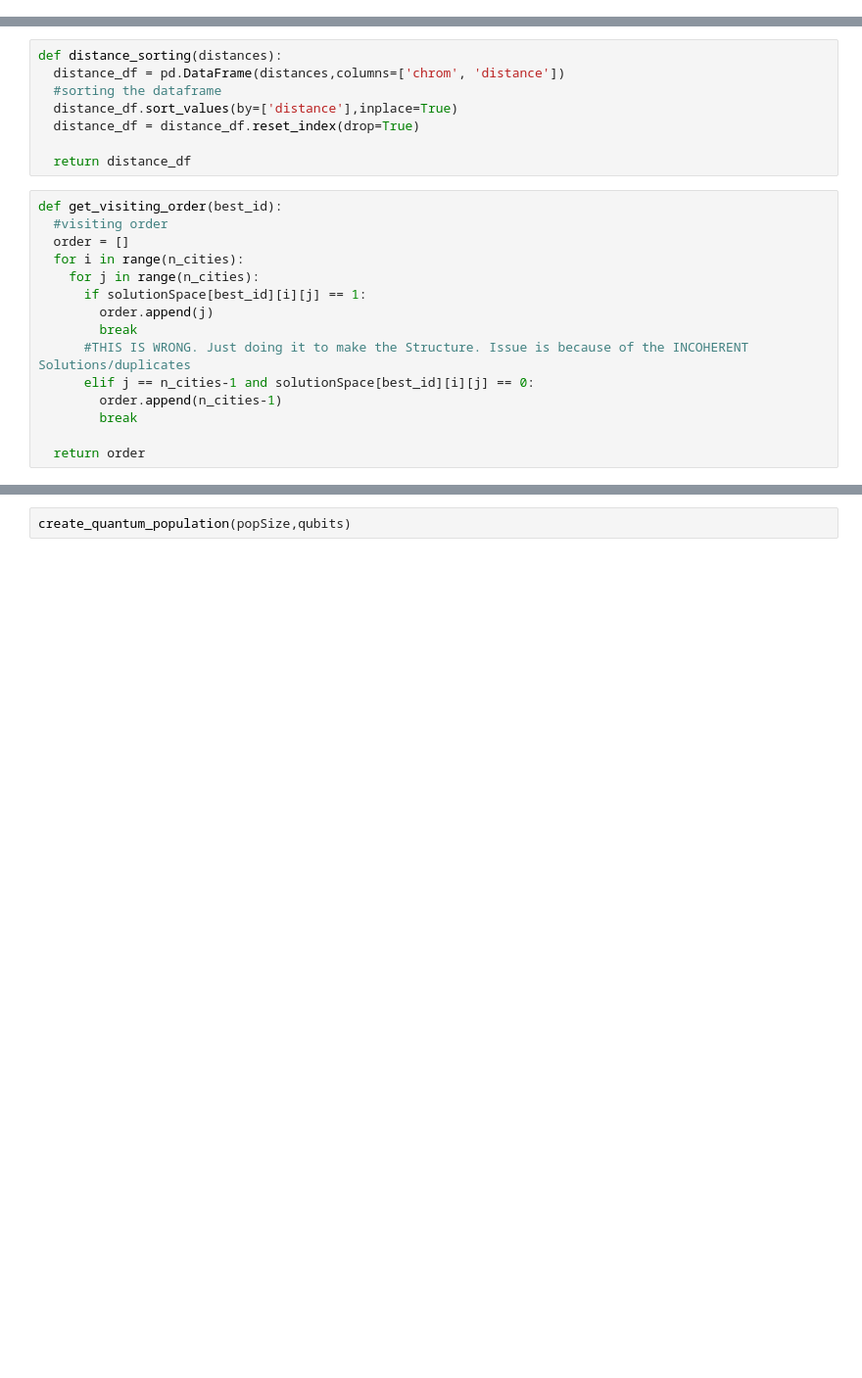
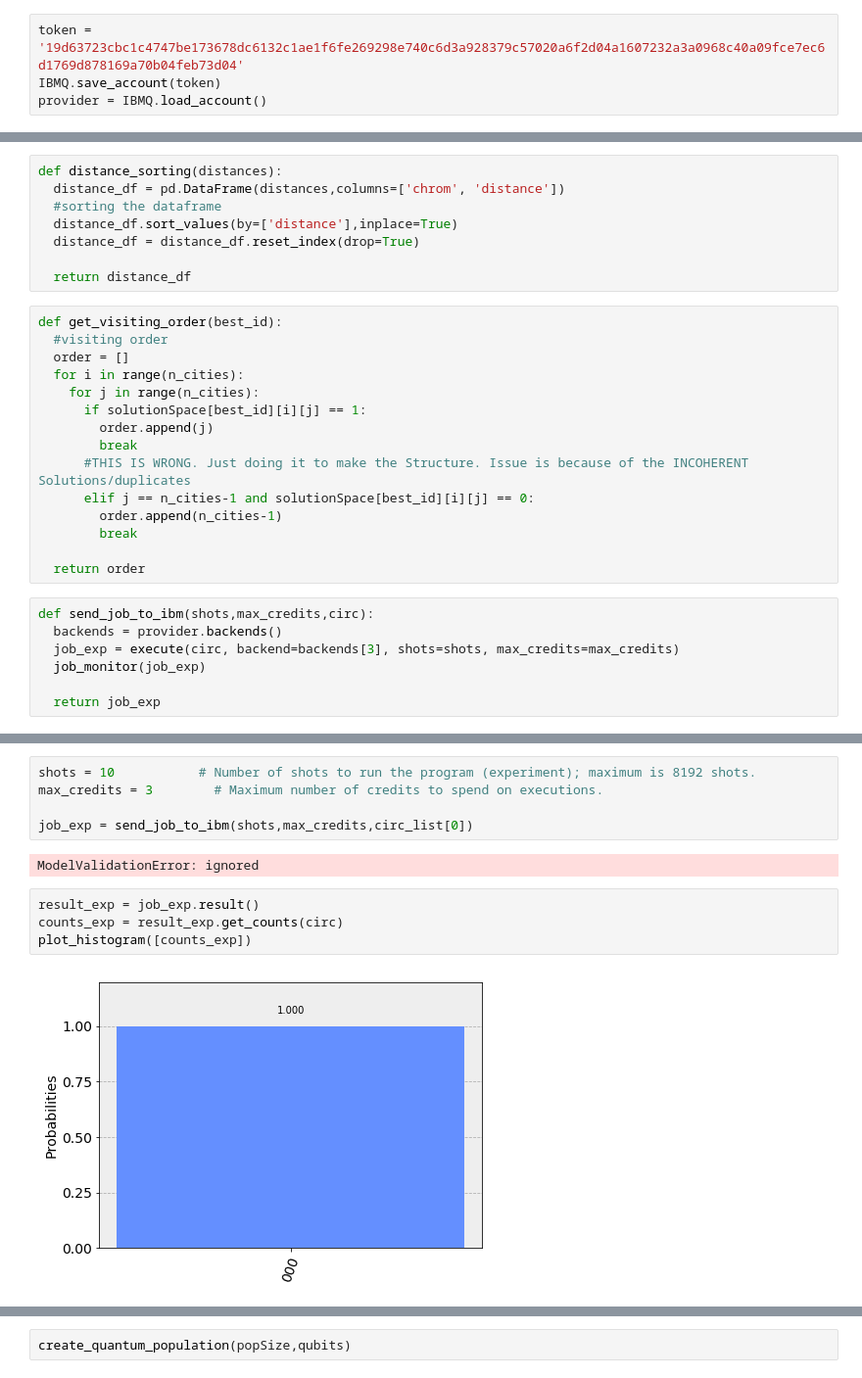
Before and after one commit to adhishagc/quantum-inspired-genetic-algorithm-qiskit-implementation-for-tsp, a Jupyter notebook: project_01_and_02_python_simulation.ipynb, the cells around one changed output, grey strips where cells are left out. Shown: that part at 98% size. Drawn from its saved outputs; the diff is of its cells as text; blank space fills up the shorter version.

```diff
--- a/project_01_and_02_python_simulation.ipynb
+++ b/project_01_and_02_python_simulation.ipynb
@@ -13,3 +17,7 @@ from qiskit import *
+# %%
+token = '19d63723cbc1c4747be173678dc6132c1ae1f6fe269298e740c6d3a928379c57020a6f2d04a1607232a3a0968c40a09fce7ec6d1769d878169a70b04feb73d04'
+IBMQ.save_account(token)
+provider = IBMQ.load_account()
 # %%
 #Access to google drive. The Video Store dataset was uploaded to google drive.
 from google.colab import drive
@@ -310,3 +318,10 @@ def get_visiting_order(best_id):
         break
 
   return order
+# %%
+def send_job_to_ibm(shots,max_credits,circ):
+  backends = provider.backends()
+  job_exp = execute(circ, backend=backends[3], shots=shots, max_credits=max_credits)
+  job_monitor(job_exp)
+
+  return job_exp
@@ -312,0 +347,13 @@ def get_visiting_order(best_id):
+# %%
+shots = 10           # Number of shots to run the program (experiment); maximum is 8192 shots.
+max_credits = 3        # Maximum number of credits to spend on executions.
+
+job_exp = send_job_to_ibm(shots,max_credits,circ_list[0])
+# %% [output]
+ModelValidationError: ignored
+# %%
+result_exp = job_exp.result()
+counts_exp = result_exp.get_counts(circ)
+plot_histogram([counts_exp])
+# %% [output]
+[figure, added]
```
Also changed, not shown: parts of 10 cells of this notebook.
